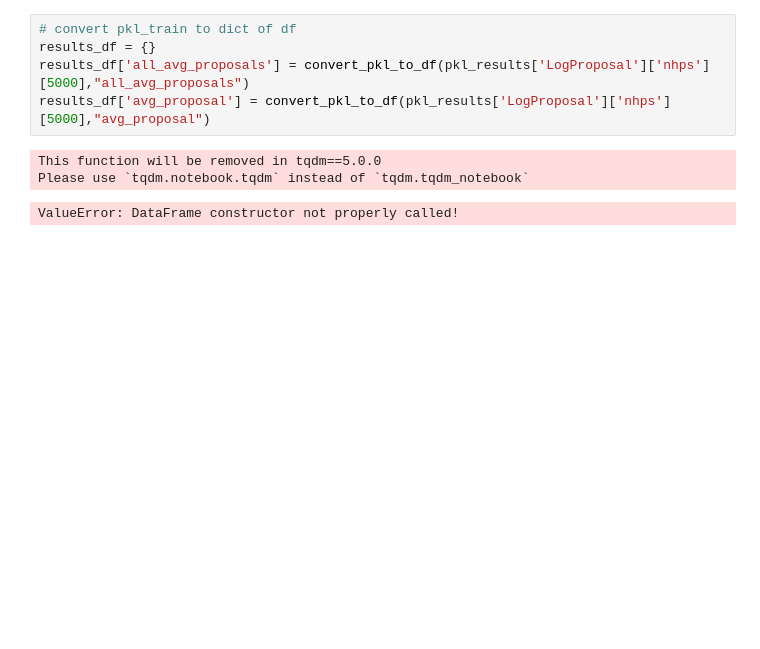
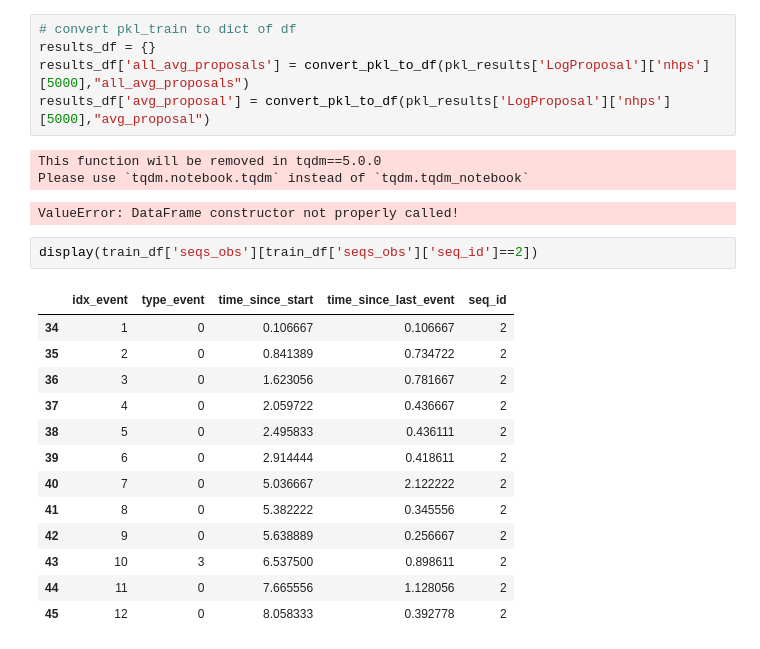
Before and after one commit to Anirudh-Murali/neural-hawkes-particle-smoothing, a Jupyter notebook: Exploring_2.ipynb, the cells around one changed output. Cells and saved outputs as stored; diff of their text form; blank space fills up the shorter version.

```diff
--- a/Exploring_2.ipynb
+++ b/Exploring_2.ipynb
@@ -309,3 +321,19 @@ results_df['avg_proposal'] = convert_pkl_to_df(pkl_results['LogProposal']['nhps'
 This function will be removed in tqdm==5.0.0
 Please use `tqdm.notebook.tqdm` instead of `tqdm.tqdm_notebook`
 ValueError: DataFrame constructor not properly called!
+# %%
+display(train_df['seqs_obs'][train_df['seqs_obs']['seq_id']==2])
+# %% [output]
+|  | idx_event | type_event | time_since_start | time_since_last_event | seq_id |
+| 34 | 1 | 0 | 0.106667 | 0.106667 | 2 |
+| 35 | 2 | 0 | 0.841389 | 0.734722 | 2 |
+| 36 | 3 | 0 | 1.623056 | 0.781667 | 2 |
+| 37 | 4 | 0 | 2.059722 | 0.436667 | 2 |
+| 38 | 5 | 0 | 2.495833 | 0.436111 | 2 |
+| 39 | 6 | 0 | 2.914444 | 0.418611 | 2 |
+| 40 | 7 | 0 | 5.036667 | 2.122222 | 2 |
+| 41 | 8 | 0 | 5.382222 | 0.345556 | 2 |
+| 42 | 9 | 0 | 5.638889 | 0.256667 | 2 |
+| 43 | 10 | 3 | 6.537500 | 0.898611 | 2 |
+| 44 | 11 | 0 | 7.665556 | 1.128056 | 2 |
+| 45 | 12 | 0 | 8.058333 | 0.392778 | 2 |
```
Also changed, not shown: parts of 1 cell of this notebook, 4 other files.
